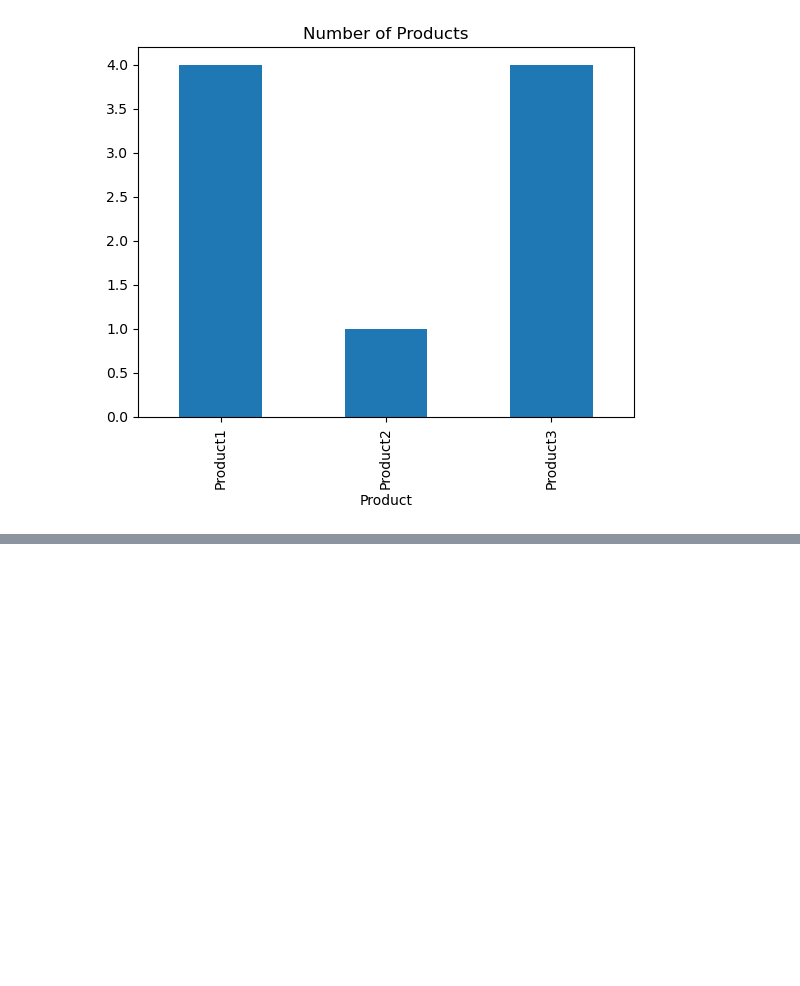
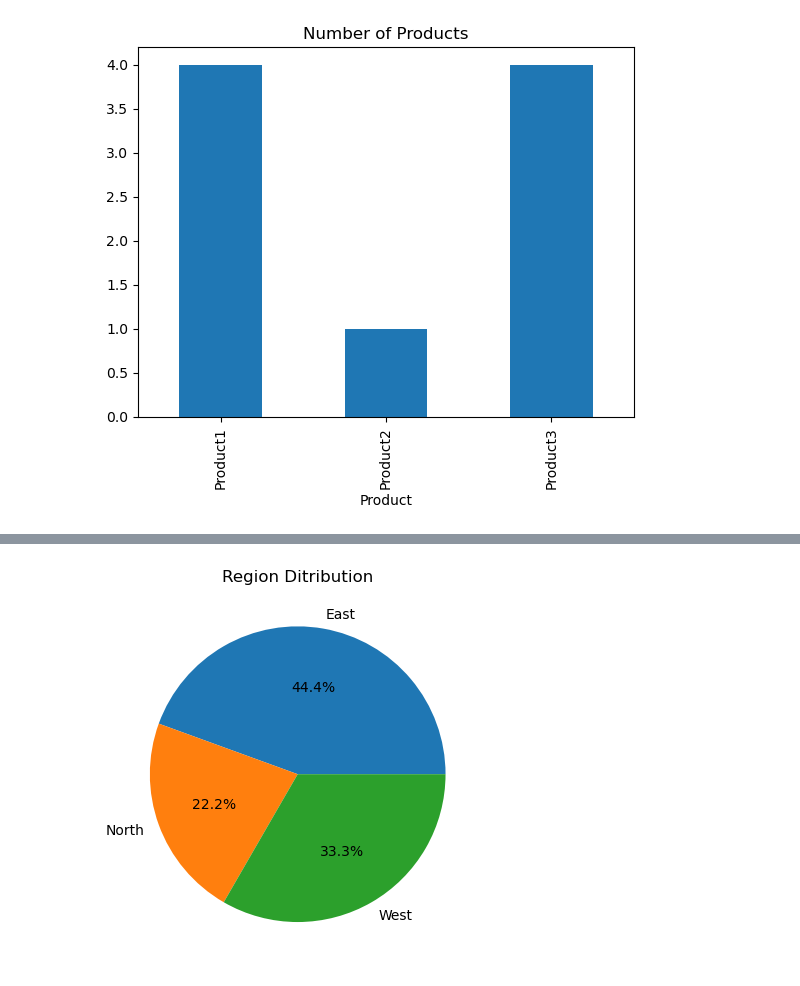
Before and after one commit to aksa106/Data-Analysis-with-Python, a Jupyter notebook: Matplotlib/Phase4.ipynb, the cells around one changed output, grey strips where cells are left out. Cells and saved outputs as stored; diff of their text form; code cells hidden in the pictures; blank space fills up the shorter version.

```diff
--- a/Matplotlib/Phase4.ipynb
+++ b/Matplotlib/Phase4.ipynb
@@ -116,0 +159,25 @@ plt.show()
+# %%
+import pandas as pd , matplotlib.pyplot as plt
+
+## Step 1 : Count the regions
+
+df = pd.read_csv("data.csv")
+
+region_count = df.groupby("Region").count() ## Groups by region and counts records
+
+##Plotting now
+
+plt.pie(
+    region_count["Sales"],  ## Selects the sales column
+    labels = region_count.index, ## region_count.index = ["East",West,North]
+
+    # use east west north as the names of the pie slices
+
+    autopct="%1.1f%%"
+)
+
+plt.title("Region Ditribution")
+
+plt.show()
+# %% [output]
+[figure, added]
```
Also changed, not shown: parts of 6 cells of this notebook.
